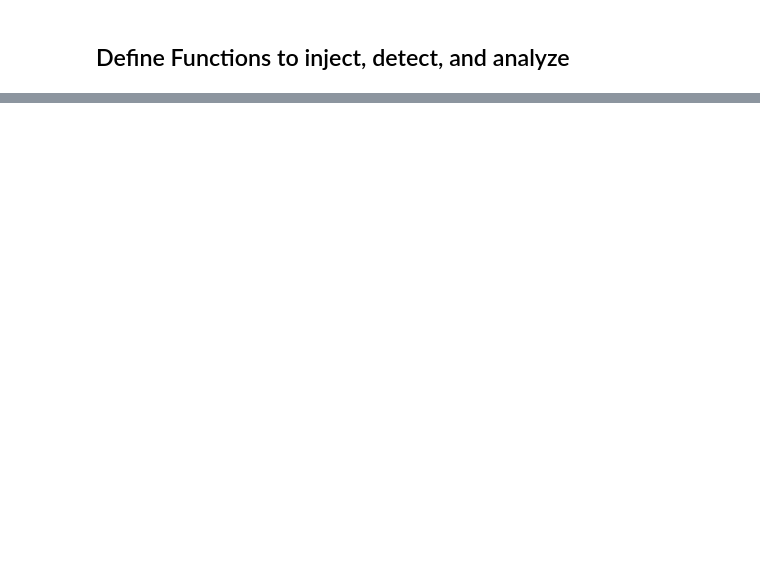
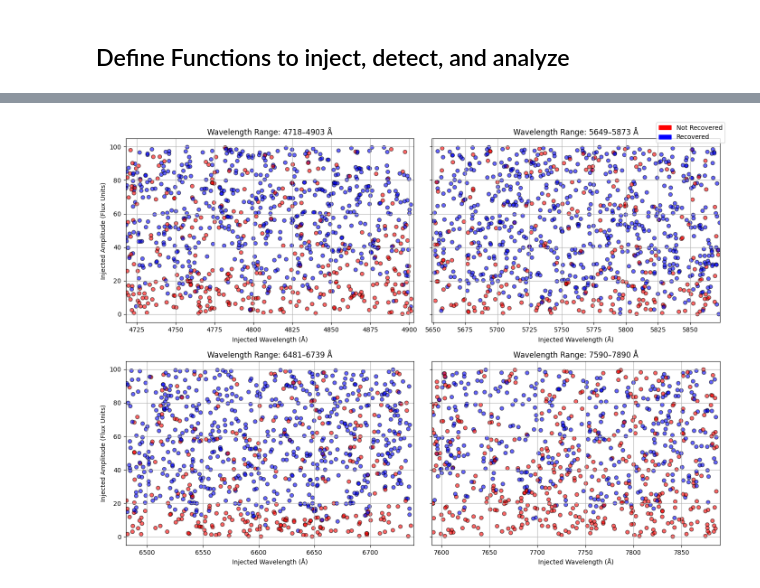
Before and after one commit to eyu22/BL2025, a Jupyter notebook: find_peak_statistics.ipynb, the cells around one changed output, grey strips where cells are left out. Saved outputs shown, nothing was run; the diff lists cells and outputs as text; code cells hidden in the pictures; blank space fills up the shorter version.

```diff
--- a/find_peak_statistics.ipynb
+++ b/find_peak_statistics.ipynb
@@ -249,0 +428,55 @@ def evaluate_detection(injected_wavelengths, detected_wavelengths, threshold_ang
+# %%
+import matplotlib.pyplot as plt
+from matplotlib.patches import Patch
+import numpy as np
+
+# Assuming these arrays exist:
+# injected_wavelengths_all, injected_amplitudes_all, recovered_flags_all
+
+# Your 4 wavelength ranges
+wavelength_ranges = [
+    (4718, 4903),
+    (5649, 5873),
+    (6481, 6739),
+    (7590, 7890)
+]
+
+fig, axs = plt.subplots(2, 2, figsize=(14, 10), sharey=True)
+axs = axs.flatten()
+
+for i, (wmin, wmax) in enumerate(wavelength_ranges):
+    ax = axs[i]
+    # Mask for points in this wavelength range
+    mask = (injected_wavelengths_all >= wmin) & (injected_wavelengths_all <= wmax)
+
+    # Scatter plot with recovery colored: blue = recovered (True), red = missed (False)
+    scatter = ax.scatter(
+        injected_wavelengths_all[mask],
+        injected_amplitudes_all[mask],
+        c=recovered_flags_all[mask],
+        cmap='bwr_r',
+        edgecolor='k',
+        alpha=0.6,
+        vmin=0, vmax=1  # Ensure colors correspond to False=0 (red) and True=1 (blue)
+    )
+
+    ax.set_xlim(wmin, wmax)
+    ax.set_xlabel("Injected Wavelength (Å)")
+    if i % 2 == 0:
+        ax.set_ylabel("Injected Amplitude (Flux Units)")
+    ax.set_title(f"Wavelength Range: {wmin}–{wmax} Å")
+    ax.grid(True)
+
+# Custom legend (outside loop)
+fig.legend(
+    handles=[
+        Patch(color='red', label='Not Recovered'),
+        Patch(color='blue', label='Recovered')
+    ],
+    loc='upper right'
+)
+
+plt.tight_layout()
+plt.show()
+# %% [output]
+[figure, added]
```
Also changed, not shown: parts of 8 cells of this notebook, 2 other files.
